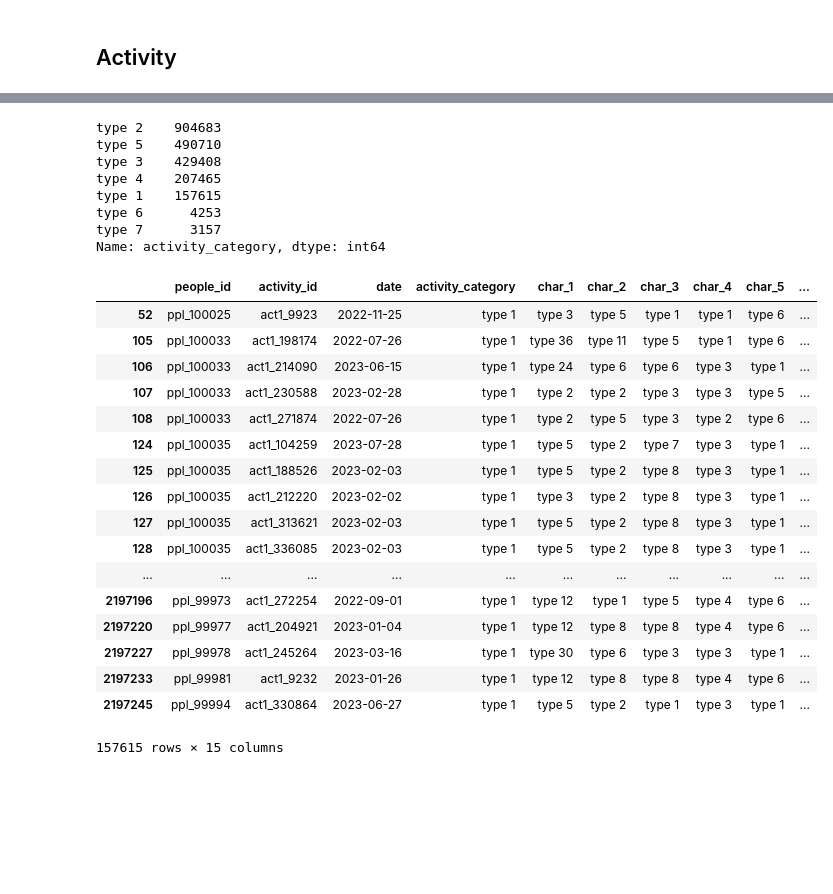
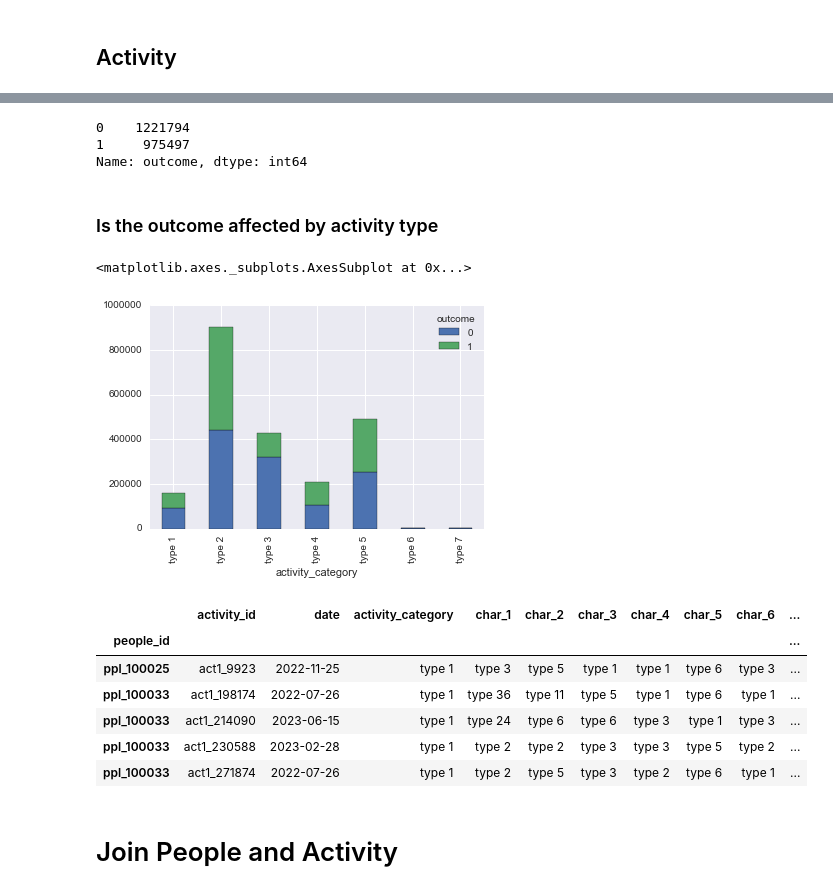
Before and after one commit to tqnhu/RedHat, a Jupyter notebook: RedHat.ipynb, the cells around one changed output, grey strips where cells are left out. Saved outputs shown, nothing was run; the diff lists cells and outputs as text; code cells hidden in the pictures; blank space fills up the shorter version.

```diff
--- a/RedHat.ipynb
+++ b/RedHat.ipynb
@@ -108,7 +181,7 @@ array([[<matplotlib.axes._subplots.AxesSubplot object at 0x...>,
 # %% [markdown]
 ## Activity
 # %%
-act_train = pd.read_csv('act_train.csv')
+act_train = pd.read_csv('act_train.csv',index_col='people_id')
 # %%
 act_train.head()
 # %% [output]
@@ -156,32 +233,25 @@ act_train.describe()
 # %%
-act_train.activity_category.value_counts()
+act_train.outcome.value_counts()
 # %% [output]
-type 2    904683
-type 5    490710
-type 3    429408
-type 4    207465
-type 1    157615
-type 6      4253
-type 7      3157
-Name: activity_category, dtype: int64
+0    1221794
+1     975497
+Name: outcome, dtype: int64
+# %% [markdown]
+### Is the outcome affected by activity type
+# %%
+act_train.groupby(['activity_category', 'outcome']).size().unstack().plot(kind='bar',stacked=True)
+# %% [output]
+<matplotlib.axes._subplots.AxesSubplot at 0x...>
+[figure, added]
 # %%
-act_train[act_train.activity_category=='type 1']
+act_train[act_train.activity_category=='type 1'].head()
 # %% [output]
-|  | people_id | activity_id | date | activity_category | char_1 | char_2 | char_3 | char_4 | char_5 | ... |
-| 52 | ppl_100025 | act1_9923 | 2022-11-25 | type 1 | type 3 | type 5 | type 1 | type 1 | type 6 | ... |
-| 105 | ppl_100033 | act1_198174 | 2022-07-26 | type 1 | type 36 | type 11 | type 5 | type 1 | type 6 | ... |
-| 106 | ppl_100033 | act1_214090 | 2023-06-15 | type 1 | type 24 | type 6 | type 6 | type 3 | type 1 | ... |
-| 107 | ppl_100033 | act1_230588 | 2023-02-28 | type 1 | type 2 | type 2 | type 3 | type 3 | type 5 | ... |
-| 108 | ppl_100033 | act1_271874 | 2022-07-26 | type 1 | type 2 | type 5 | type 3 | type 2 | type 6 | ... |
-| 124 | ppl_100035 | act1_104259 | 2023-07-28 | type 1 | type 5 | type 2 | type 7 | type 3 | type 1 | ... |
-| 125 | ppl_100035 | act1_188526 | 2023-02-03 | type 1 | type 5 | type 2 | type 8 | type 3 | type 1 | ... |
-| 126 | ppl_100035 | act1_212220 | 2023-02-02 | type 1 | type 3 | type 2 | type 8 | type 3 | type 1 | ... |
-| 127 | ppl_100035 | act1_313621 | 2023-02-03 | type 1 | type 5 | type 2 | type 8 | type 3 | type 1 | ... |
-| 128 | ppl_100035 | act1_336085 | 2023-02-03 | type 1 | type 5 | type 2 | type 8 | type 3 | type 1 | ... |
-| ... | ... | ... | ... | ... | ... | ... | ... | ... | ... | ... |
-| 2197196 | ppl_99973 | act1_272254 | 2022-09-01 | type 1 | type 12 | type 1 | type 5 | type 4 | type 6 | ... |
-| 2197220 | ppl_99977 | act1_204921 | 2023-01-04 | type 1 | type 12 | type 8 | type 8 | type 4 | type 6 | ... |
-| 2197227 | ppl_99978 | act1_245264 | 2023-03-16 | type 1 | type 30 | type 6 | type 3 | type 3 | type 1 | ... |
-| 2197233 | ppl_99981 | act1_9232 | 2023-01-26 | type 1 | type 12 | type 8 | type 8 | type 4 | type 6 | ... |
-| 2197245 | ppl_99994 | act1_330864 | 2023-06-27 | type 1 | type 5 | type 2 | type 1 | type 3 | type 1 | ... |
+|  | activity_id | date | activity_category | char_1 | char_2 | char_3 | char_4 | char_5 | char_6 | ... |
+| people_id |  |  |  |  |  |  |  |  |  | ... |
+| ppl_100025 | act1_9923 | 2022-11-25 | type 1 | type 3 | type 5 | type 1 | type 1 | type 6 | type 3 | ... |
+| ppl_100033 | act1_198174 | 2022-07-26 | type 1 | type 36 | type 11 | type 5 | type 1 | type 6 | type 1 | ... |
+| ppl_100033 | act1_214090 | 2023-06-15 | type 1 | type 24 | type 6 | type 6 | type 3 | type 1 | type 3 | ... |
+| ppl_100033 | act1_230588 | 2023-02-28 | type 1 | type 2 | type 2 | type 3 | type 3 | type 5 | type 2 | ... |
+| ppl_100033 | act1_271874 | 2022-07-26 | type 1 | type 2 | type 5 | type 3 | type 2 | type 6 | type 1 | ... |
-157615 rows × 15 columns
+# %% [markdown]
+# Join People and Activity
```
Also changed, not shown: parts of 27 cells of this notebook.
